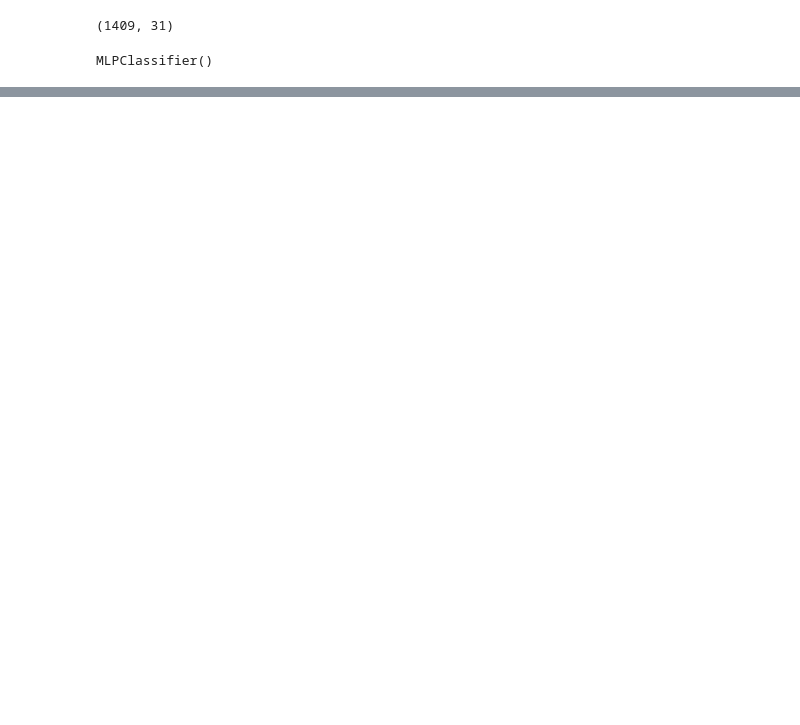
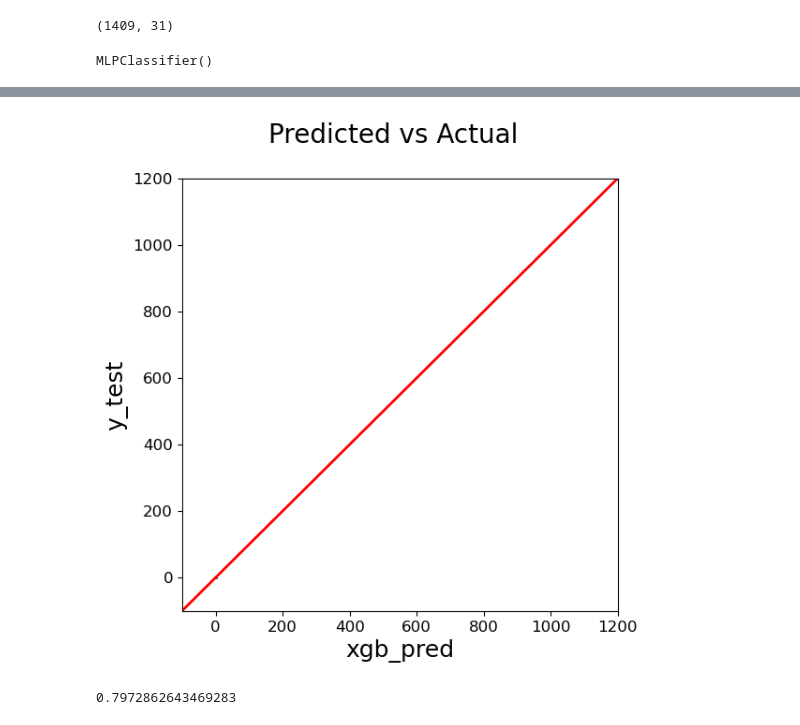
Before and after one commit to bmwerth/darden_ml_team1, a Jupyter notebook: Final Project/Telecom.ipynb, the cells around one changed output, grey strips where cells are left out. Saved outputs shown, nothing was run; the diff lists cells and outputs as text; code cells hidden in the pictures; blank space fills up the shorter version.

Commit message:
Added boosted tree

```diff
--- a/Final Project/Telecom.ipynb
+++ b/Final Project/Telecom.ipynb
@@ -172,6 +174,9 @@ df_var_selected = ['Churn_Num','MonthlyCharges','TotalCharges','gender','SeniorC
 X_train = telecom_df_train[ind_var_selected]
 y_train = telecom_df_train['Churn_Num']
 df_train = telecom_df_train[df_var_selected]
+# %%
+df_train_boosted = telecom_df_train[boosted_var_selected]
+df_test_boosted = telecom_df_test[boosted_var_selected]
 # %%
 X_test = telecom_df_test[ind_var_selected]
 y_test = telecom_df_test['Churn_Num']
@@ -354,0 +364,16 @@ weighted avg       0.81      0.81      0.81      1409
+# %%
+formula_binary_boosted = 'Churn_Num ~ ' + " + " + 'Q("' + '") + Q("'.join(df_train_boosted.columns[1:]) + '")'
+y_train_linear_boosted, X_train_linear_boosted = dmatrices(formula_binary_boosted, df_train_boosted, return_type="dataframe")
+X_train_linear_boosted
+X_train_linear_boosted = X_train_linear_boosted.rename(columns={'Q("MultipleLines")[T.No phone service]': "MultipleLines_No_Phone_Service", 'Q("MultipleLines")[T.Yes]': "MultipleLines_Yes", 'Q("Dependents")[T.Yes]': "Dependents_Yes", 'Q("tenure")': "Tenure", 'Q("SeniorCitizen")': "SeniorCitizen"})
+# %%
+y_test_linear_boosted, X_test_linear_boosted = dmatrices(formula_binary_boosted, df_test_boosted, return_type="dataframe")
+X_test_linear_boosted = X_test_linear_boosted.rename(columns={'Q("MultipleLines")[T.No phone service]': "MultipleLines_No_Phone_Service", 'Q("MultipleLines")[T.Yes]': "MultipleLines_Yes", 'Q("Dependents")[T.Yes]': "Dependents_Yes", 'Q("tenure")': "Tenure", 'Q("SeniorCitizen")': "SeniorCitizen"})
+#X_test_linear_boosted = X_test_linear_boosted.rename(columns={'Q("MultipleLines")[T.No phone service]': "MultipleLines_No_Phone_Service", 'Q("MultipleLines")[T.Yes]': "MultipleLines_Yes", 'Q("Dependents")[T.Yes]': "Dependents_Yes", 'Q("tenure")': "Tenure", 'Q("SeniorCitizen")': "SeniorCitizen"})
+# %%
+xgb_model = XGBRegressor(max_depth=6,
+                         n_estimators = 50,
+                         learning_rate=.1,
+                         random_state=201)
+xgb_model.fit(X_train_linear_boosted, y_train_linear_boosted)
+xgb_pred = xgb_model.predict(X_test_linear_boosted)
@@ -354,0 +393,12 @@ weighted avg       0.81      0.81      0.81      1409
+# %%
+plt.figure(figsize=(6,6))
+plt.scatter(xgb_pred, y_test_linear_boosted, s = 0.2)
+plt.xlim(-100, 1200)
+plt.ylim(-100, 1200)
+plt.plot([-100, 1200], [-100, 1200], color='r', linestyle='-', linewidth=2)
+plt.suptitle('Predicted vs Actual', fontsize=20)
+plt.xlabel('xgb_pred', fontsize=18)
+plt.ylabel('y_test', fontsize=18)
+plt.show()
+# %% [output]
+[figure, added]
@@ -354,0 +413,4 @@ weighted avg       0.81      0.81      0.81      1409
+# %%
+roc_auc_score(y_test_linear_boosted, xgb_pred)
+# %% [output]
+0.7972862643469283
```
Also changed, not shown: parts of 18 cells of this notebook.
